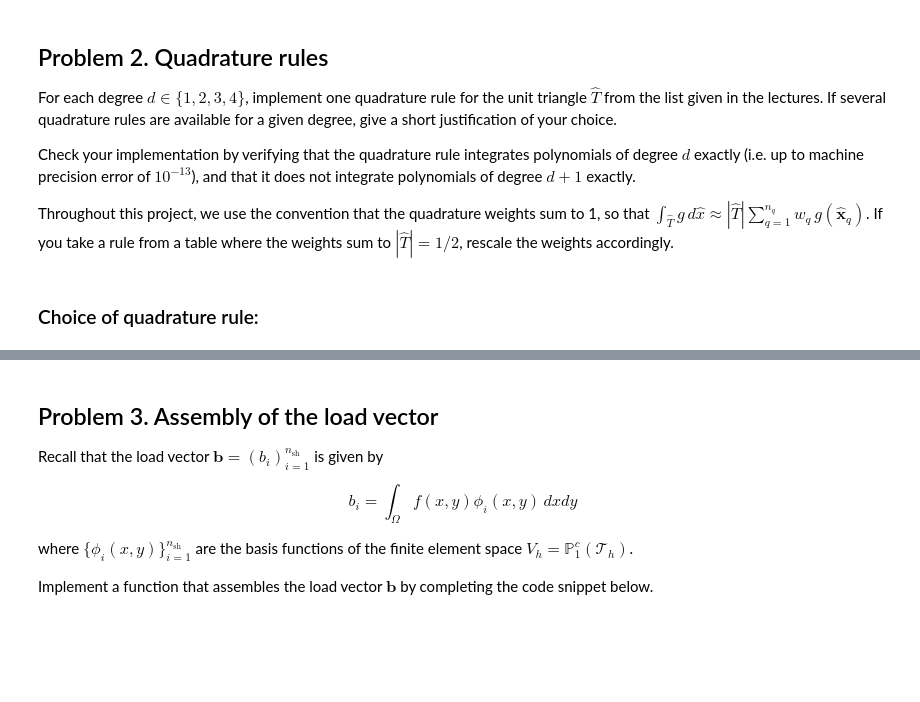
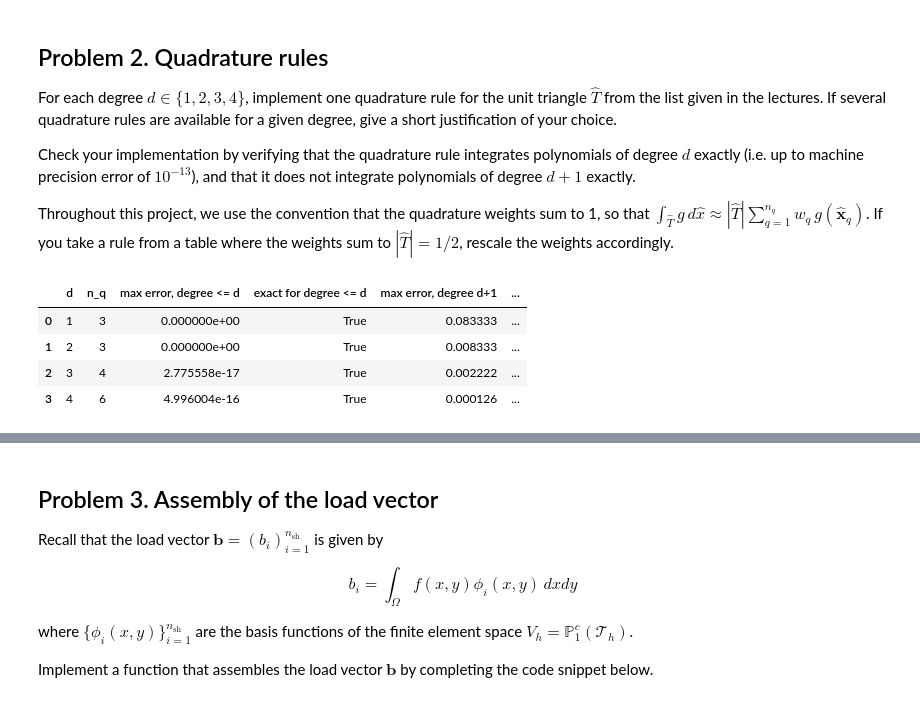
Before and after one commit to lawaasen/tma4220_project, a Jupyter notebook: project_part_1.ipynb, the cells around one changed output, grey strips where cells are left out. Cells and saved outputs as stored; diff of their text form; code cells hidden in the pictures; blank space fills up the shorter version.

```diff
--- a/project_part_1.ipynb
+++ b/project_part_1.ipynb
@@ -403,5 +419,32 @@ def quadrature_rule(d):
             return six_point_rule()
         case _:
             raise ValueError("Quadrature rule only supports d in {1,2,3,4}")
-# %% [markdown]
-### Choice of quadrature rule:
+# %%
+from math import factorial
+
+def exact_monomial_integral(i, j):
+    """Exact integral of x^i y^j over the reference triangle."""
+    return factorial(i) * factorial(j) / factorial(i + j + 2)
+
+def max_quadrature_error(xq, wq, p):
+    """Largest quadrature error over all monomials x^i y^j of total degree p (|T_hat| = 1/2)."""
+    return max(abs(0.5 * np.sum(wq * xq[:, 0]**i * xq[:, 1]**(p - i)) - exact_monomial_integral(i, p - i))
+               for i in range(p + 1))
+
+tol = 1e-13
+quad_rows = []
+for d in [1, 2, 3, 4]:
+    xq, wq = quadrature_rule(d)
+    err_upto_d = max(max_quadrature_error(xq, wq, p) for p in range(d + 1))   # degrees 0, ..., d
+    err_next = max_quadrature_error(xq, wq, d + 1)                           # degree d + 1
+    quad_rows.append({"d": d, "n_q": len(wq),
+                      "max error, degree <= d": err_upto_d, "exact for degree <= d": err_upto_d <= tol,
+                      "max error, degree d+1": err_next, "not exact for degree d+1": err_next > tol})
+
+display(pd.DataFrame(quad_rows))
+# %% [output]
+|  | d | n_q | max error, degree <= d | exact for degree <= d | max error, degree d+1 | ... |
+| 0 | 1 | 3 | 0.000000e+00 | True | 0.083333 | ... |
+| 1 | 2 | 3 | 0.000000e+00 | True | 0.008333 | ... |
+| 2 | 3 | 4 | 2.775558e-17 | True | 0.002222 | ... |
+| 3 | 4 | 6 | 4.996004e-16 | True | 0.000126 | ... |
```
Also changed, not shown: parts of 25 cells of this notebook.
